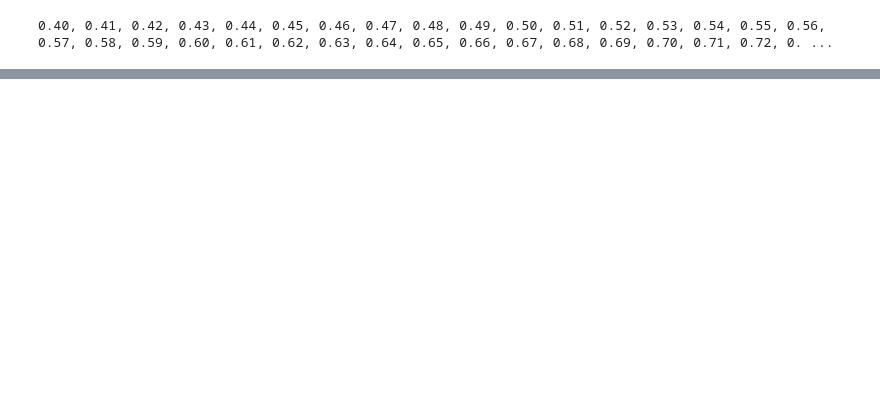
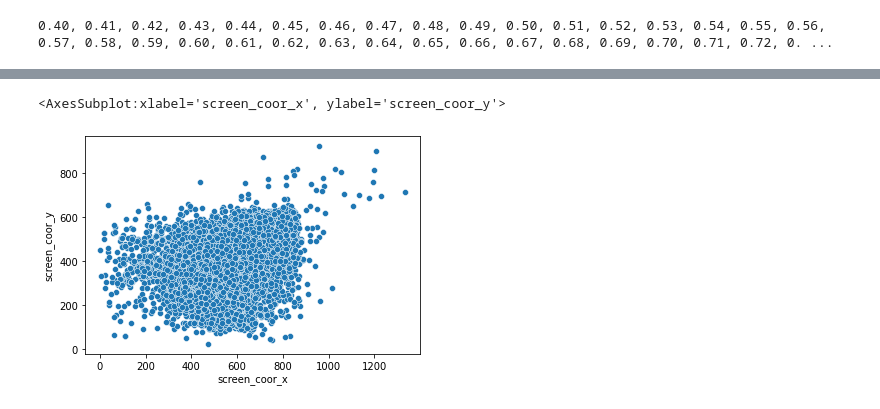
Before and after one commit to lhduc94/predict_student_perfomance, a Jupyter notebook: notebooks/two.ipynb, the cells around one changed output, grey strips where cells are left out. Drawn from its saved outputs; the diff is of its cells as text; code cells hidden in the pictures; blank space fills up the shorter version.

```diff
--- a/notebooks/two.ipynb
+++ b/notebooks/two.ipynb
@@ -328,0 +401,5 @@ Q17: F1 = 0.49212473634530896
+# %%
+sns.scatterplot(x='screen_coor_x', y='screen_coor_y', data=train_df[(train_df.room_fqid=='tunic.historicalsociety.closet')&(train_df['index']==1)])
+# %% [output]
+<AxesSubplot:xlabel='screen_coor_x', ylabel='screen_coor_y'>
+[figure, added]
```
Also changed, not shown: parts of 15 cells of this notebook.
